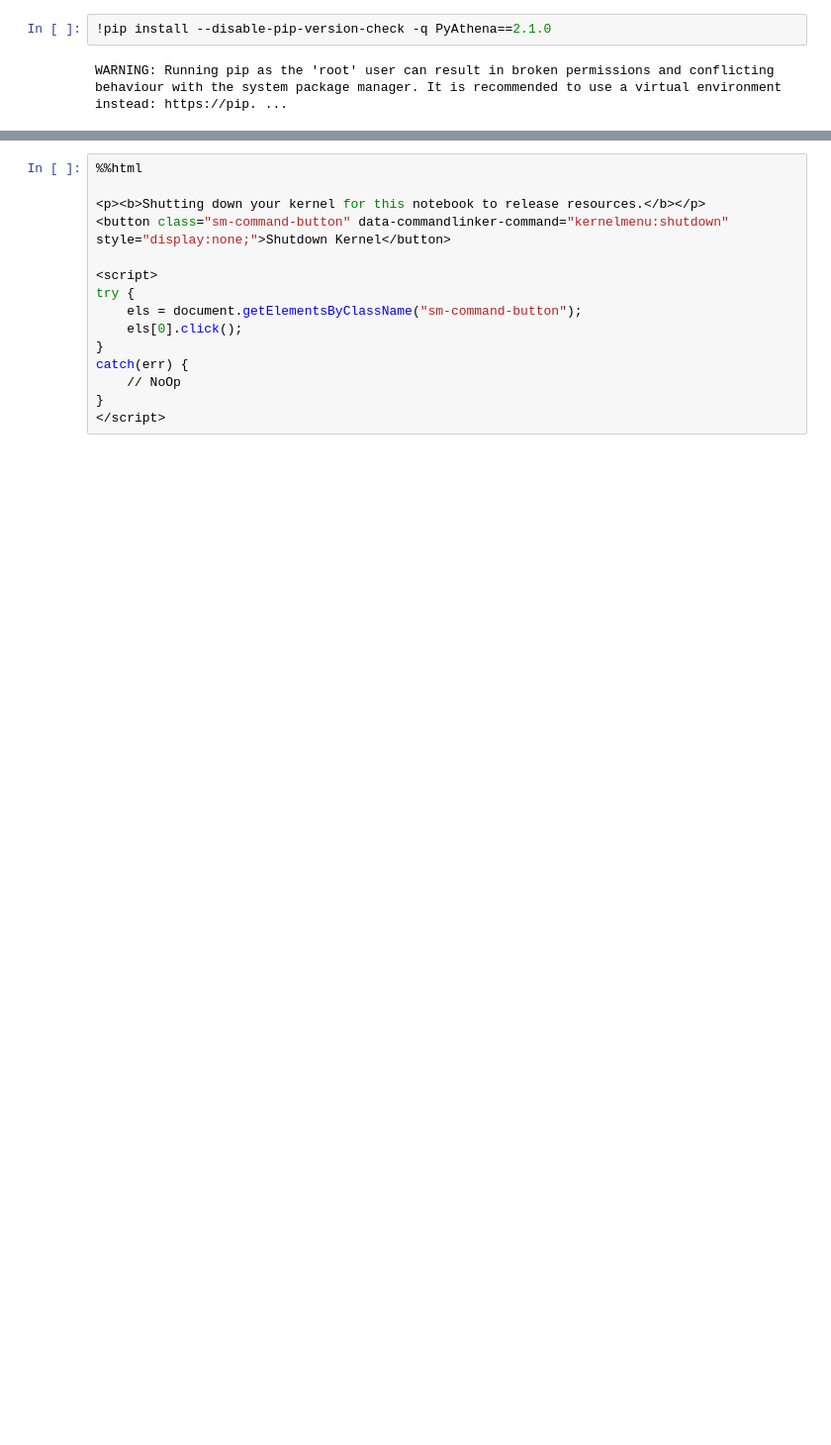
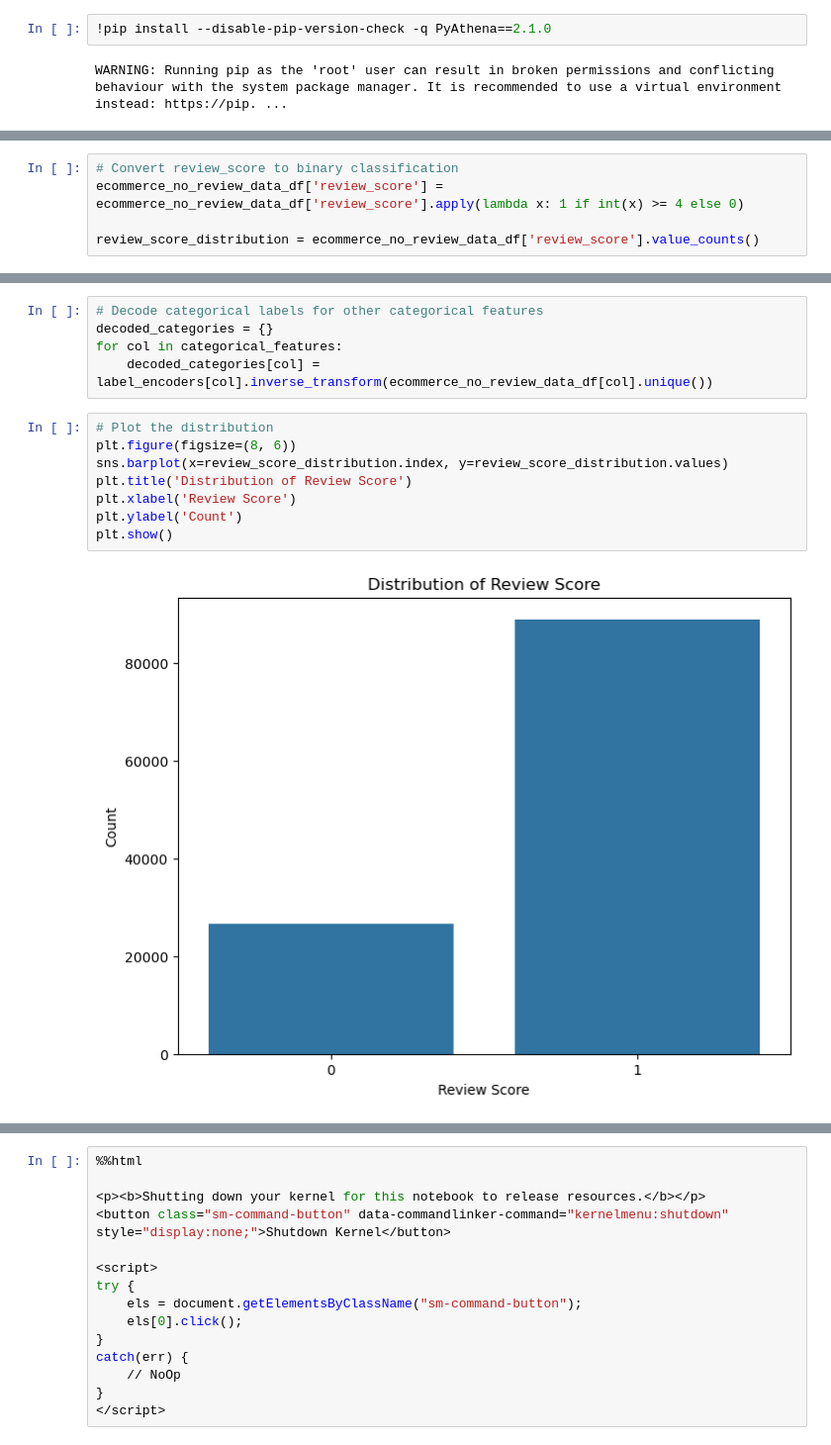
Before and after one commit to pkhanna2/MLOpsFinalProject, a Jupyter notebook: FinalProjectCode.ipynb, the cells around one changed output, grey strips where cells are left out. Shown at 99% size. Saved outputs shown, nothing was run; the diff lists cells and outputs as text; blank space fills up the shorter version.

```diff
--- a/FinalProjectCode.ipynb
+++ b/FinalProjectCode.ipynb
@@ -365,0 +480,5 @@ plt.show()
+# %%
+# Convert review_score to binary classification
+ecommerce_no_review_data_df['review_score'] = ecommerce_no_review_data_df['review_score'].apply(lambda x: 1 if int(x) >= 4 else 0)
+
+review_score_distribution = ecommerce_no_review_data_df['review_score'].value_counts()
@@ -365,0 +543,15 @@ plt.show()
+# %%
+# Decode categorical labels for other categorical features
+decoded_categories = {}
+for col in categorical_features:
+    decoded_categories[col] = label_encoders[col].inverse_transform(ecommerce_no_review_data_df[col].unique())
+# %%
+# Plot the distribution
+plt.figure(figsize=(8, 6))
+sns.barplot(x=review_score_distribution.index, y=review_score_distribution.values)
+plt.title('Distribution of Review Score')
+plt.xlabel('Review Score')
+plt.ylabel('Count')
+plt.show()
+# %% [output]
+[figure, added]
```
Also changed, not shown: parts of 106 cells of this notebook.
